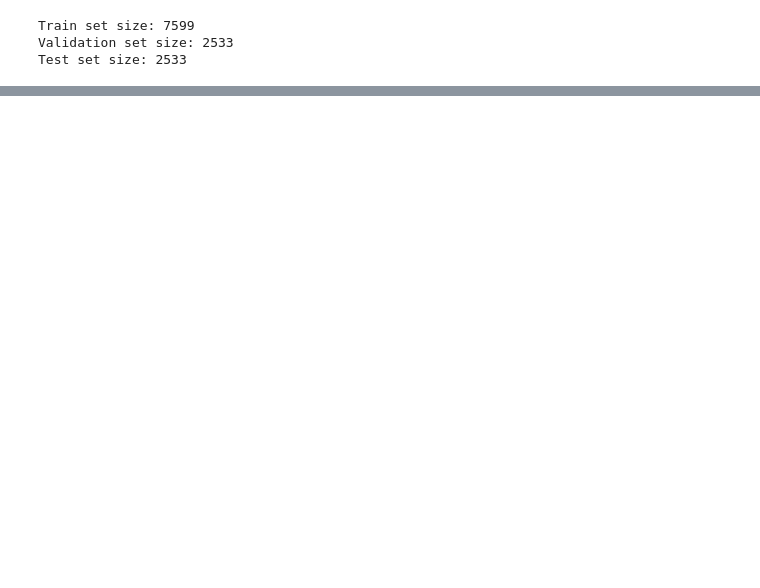
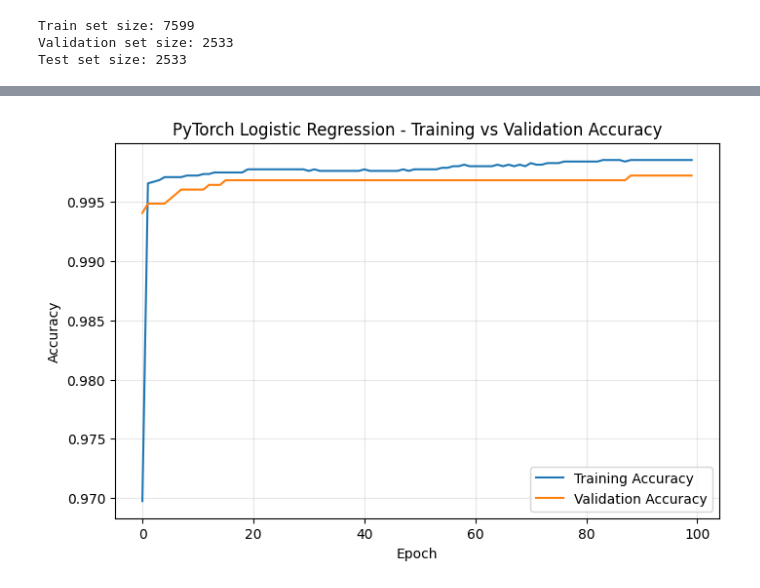
Before and after one commit to John-Nakhla/Logistic_regression_and_neural_networks_project, a Jupyter notebook: Logistic.ipynb, the cells around one changed output, grey strips where cells are left out. Drawn from its saved outputs; the diff is of its cells as text; code cells hidden in the pictures; blank space fills up the shorter version.

Commit message:
final
add bonus part
add missing graphs in logistic
add markdowns for all codes
add pdfs

```diff
--- a/Logistic.ipynb
+++ b/Logistic.ipynb
@@ -393,0 +422,12 @@ plt.show()
+# %%
+plt.figure(figsize=(8,5))
+plt.plot(train_accuracies, label='Training Accuracy')
+plt.plot(val_accuracies, label='Validation Accuracy')
+plt.xlabel('Epoch')
+plt.ylabel('Accuracy')
+plt.title('PyTorch Logistic Regression - Training vs Validation Accuracy')
+plt.legend()
+plt.grid(alpha=0.3)
+plt.show()
+# %% [output]
+[figure, added]
```
Also changed, not shown: parts of 27 cells of this notebook, 6 other files.
